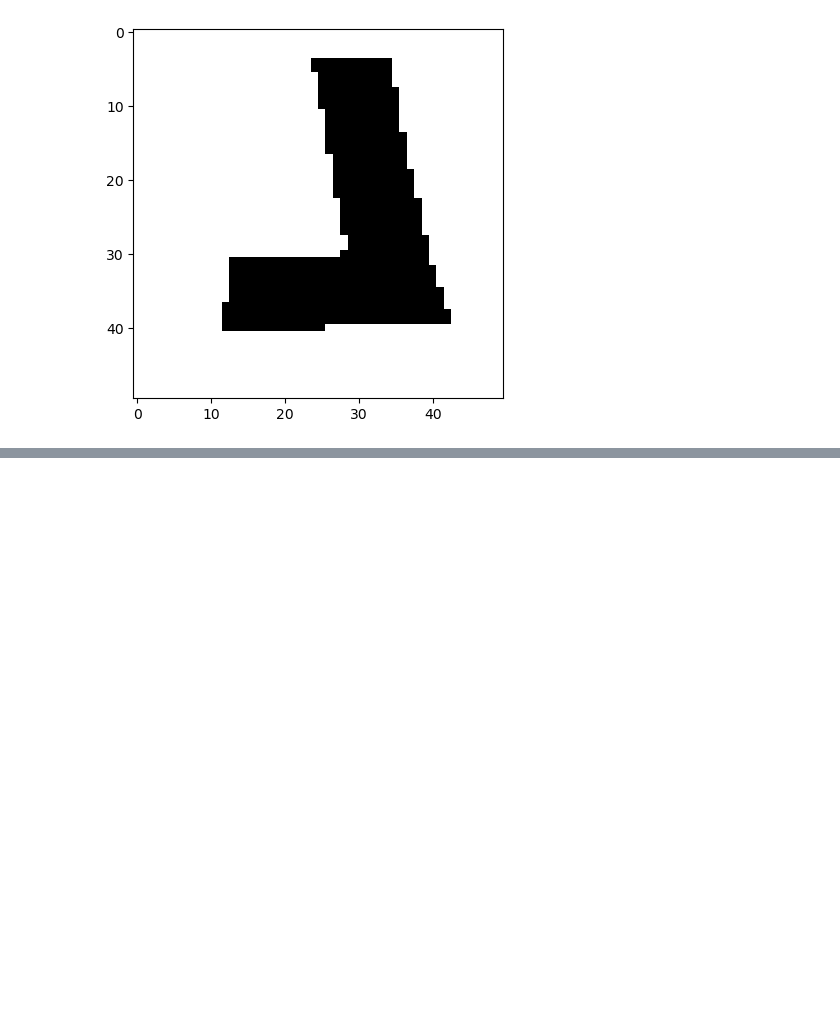
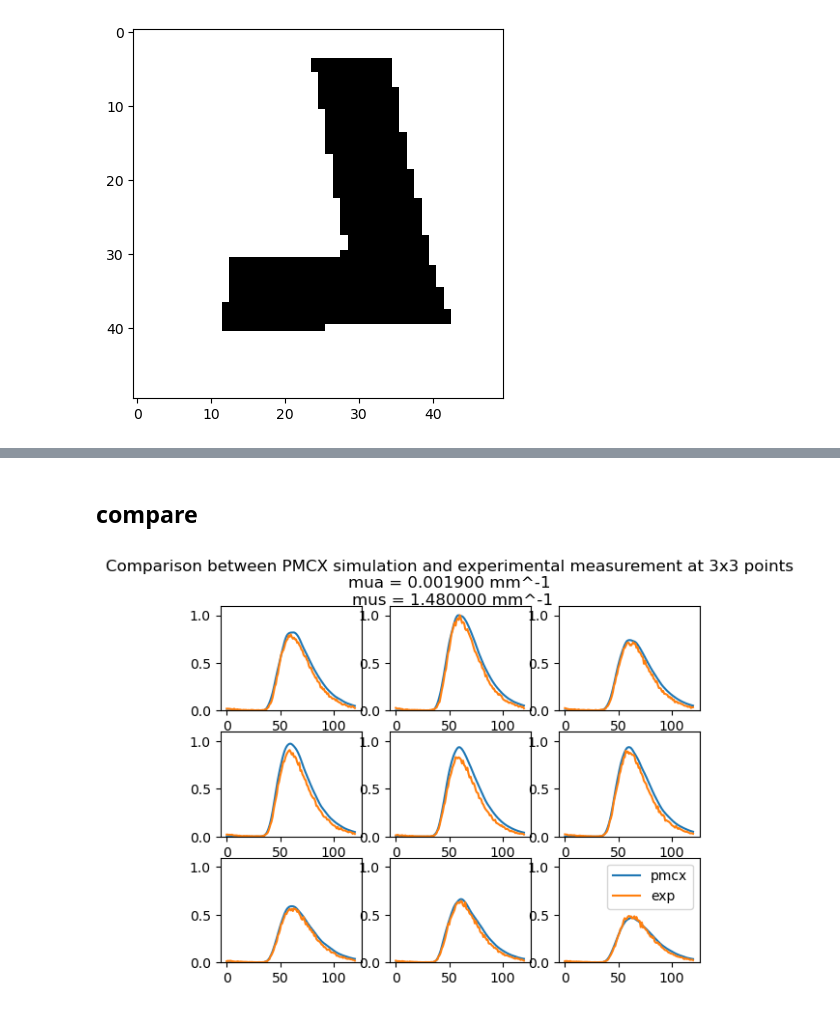
Before and after one commit to Fenrisulfr26/foam_project_pmcx, a Jupyter notebook: pmcx_fitting_sims_ipynb/hidden_obj_mcx_L.ipynb, the cells around one changed output, grey strips where cells are left out. Saved outputs shown, nothing was run; the diff lists cells and outputs as text; code cells hidden in the pictures; blank space fills up the shorter version.

```diff
--- a/pmcx_fitting_sims_ipynb/hidden_obj_mcx_L.ipynb
+++ b/pmcx_fitting_sims_ipynb/hidden_obj_mcx_L.ipynb
@@ -46,0 +142,19 @@ np.save("F:\OneDrive\MCX_foam_forward\MF_forward\obj_l_5x5cm_50x50_PMT_view.npy"
+# %%
+pmcx_exp_L_3x3 = np.zeros((3,3,121))
+
+src_x_positions = np.linspace(125+25,125-25,pmcx_exp_L_3x3.shape[0])          # from PMT view, from right to left
+src_y_positions = np.linspace(125+25,125-25,pmcx_exp_L_3x3.shape[0])          # from PMT view, from up to down
+
+# ==================scan the laser point=================
+# note i is row, which is Y, j is column in numpy array, which in pmcx means X
+for i, pos_y in tqdm(enumerate(src_y_positions)):
+    for j, pos_x in tqdm(enumerate(src_x_positions)):
+        cfg['srcpos'] = [pos_x, pos_y, 0]
+        res = pmcx.run(cfg)
+        dref_bd = res['dref'][:,:,int(vol.shape[2]-1),:]                    # get the boundary value
+        dref_bd_rot = np.rot90(dref_bd, k=1, axes = (0,1))                  # rotate the output to get correct angle
+        pmcx_exp_L_3x3[i,j,:] = (dref_bd_rot*sens_pad[:,:,None]).sum((0,1))     # apply the sensitivity map
+
+pmcx_exp_L_3x3 = np.apply_along_axis(lambda m: fftconvolve(m, IRF_down, mode='full'), axis=2, arr=pmcx_exp_L_3x3)[:,:,:len(IRF_down)]
+pmcx_exp_L_3x3 = pmcx_exp_L_3x3/pmcx_exp_L_3x3.max()
+np.save('F:/OneDrive/foam_imaging_project/pmcx_foam/experiment_data/sim_MCX_obj_L_3x3.npy',pmcx_exp_L_3x3)
@@ -46,0 +234,38 @@ np.save("F:\OneDrive\MCX_foam_forward\MF_forward\obj_l_5x5cm_50x50_PMT_view.npy"
+# %% [markdown]
+## compare
+# %%
+exp = np.load(os.path.join(data_fold,r'L_gain0.7_5x5cm_31x31points_pol50deg_expo0.5sec_binWidth15ps_binNum2000_061224.npy'))
+
+exp_down = np.zeros((31, 31, 121))
+for i in range(31):
+    for j in range(31):
+        exp_down[i,j,:] = np.squeeze(resize(exp[i,j,:np.round(121*100/15).astype('int')], (1, 121),
+                                             interpolation=cv2.INTER_NEAREST_EXACT))
+exp_down = exp_down/exp_down.max()
+
+exp_down_3x3 = np.zeros((3,3,121))
+for i, xi in enumerate([0, 15, 30]):
+    for j, yj in enumerate([0,15,30]):
+        exp_down_3x3[i,j,:] = exp_down[xi,yj,:]
+exp_down_3x3 = exp_down_3x3/exp_down_3x3.max()
+
+plt.figure()
+
+for i, index_i in enumerate([0, 15, 30]):
+    for j,index_j in enumerate([0, 15, 30]):
+        plt.subplot(3,3,3*i+j+1)
+        # plt.plot(y[i,j,:], label='data')
+        plt.plot(pmcx_exp_L_3x3[i,j,:], label='pmcx')
+        plt.plot(exp_down_3x3[i,j,:], label='exp')
+        plt.ylim([0,1.1])
+plt.legend()
+
+plt.suptitle(
+    f"Comparison between PMCX simulation and experimental measurement at 3x3 points \n"
+    f"mua = {cfg['prop'][1][0]:.6f} mm^-1 \n"
+    f"mus = {cfg['prop'][1][1]:.6f} mm^-1"
+)
+
+plt.show()
+# %% [output]
+[figure, added]
```
Also changed, not shown: parts of 7 cells of this notebook, 3 other files.
